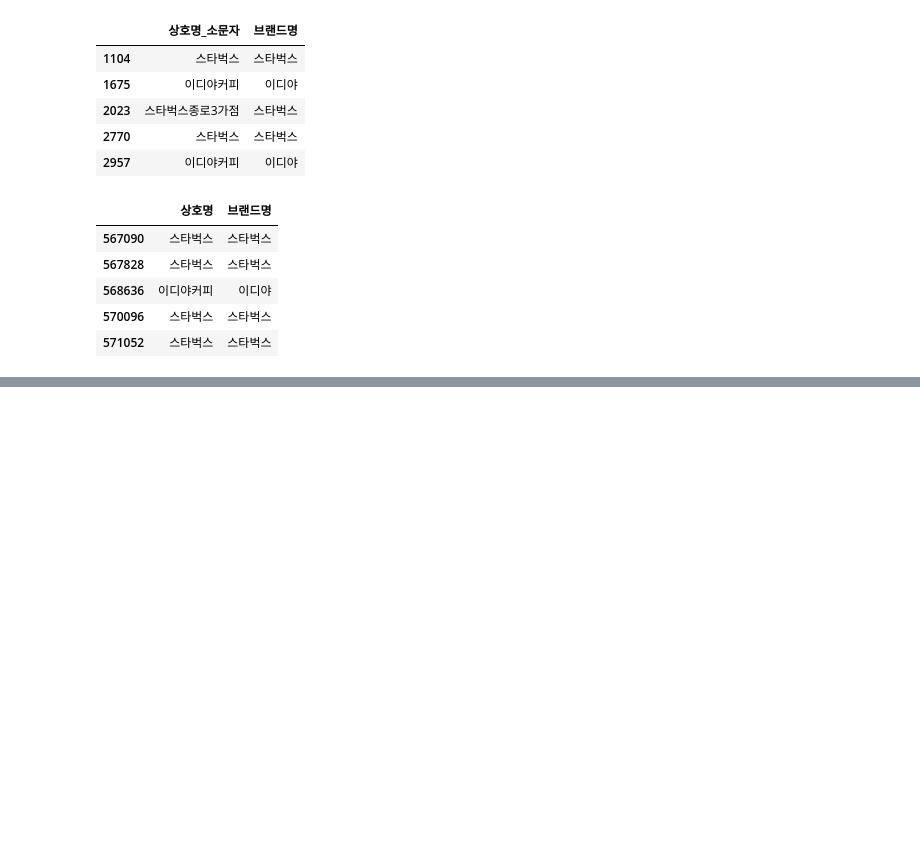
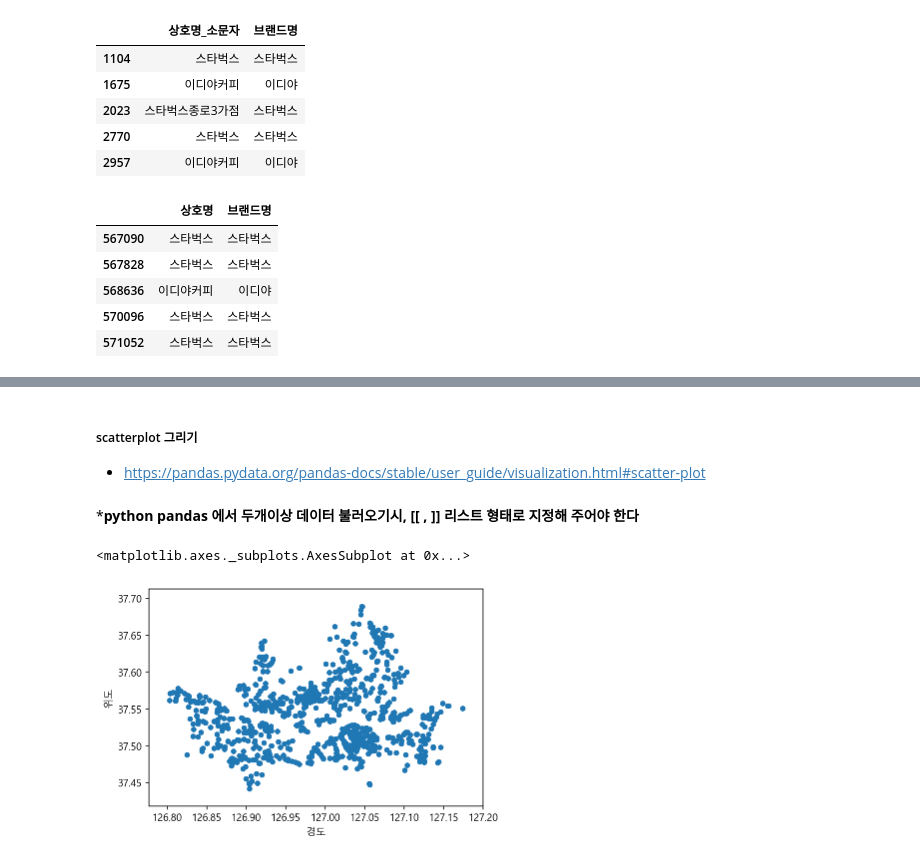
Before and after one commit to sookm/inflearn_lecture_opendata, a Jupyter notebook: 04-coffee-store-practice_210625.ipynb, the cells around one changed output, grey strips where cells are left out. Cells and saved outputs as stored; diff of their text form; code cells hidden in the pictures; blank space fills up the shorter version.

```diff
--- a/04-coffee-store-practice_210625.ipynb
+++ b/04-coffee-store-practice_210625.ipynb
@@ -254,0 +300,14 @@ df_cafe[["상호명", "브랜드명"]].tail()
+# %% [markdown]
+##### scatterplot 그리기
+* https://pandas.pydata.org/pandas-docs/stable/user_guide/visualization.html#scatter-plot
+# %% [markdown]
+***python pandas 에서 두개이상 데이터 불러오기시, [[ , ]] 리스트 형태로 지정해 주어야 한다**
+# %%
+# pandas로 scatterplot을 그려봅니다.
+
+df_cafe[["위도", "경도"]].plot.scatter(x="경도", y="위도")
+
+# 위도와 경도로, 서울 지도 비슷하게 시각화
+# %% [output]
+<matplotlib.axes._subplots.AxesSubplot at 0x...>
+[figure, added]
```
Also changed, not shown: parts of 24 cells of this notebook.
